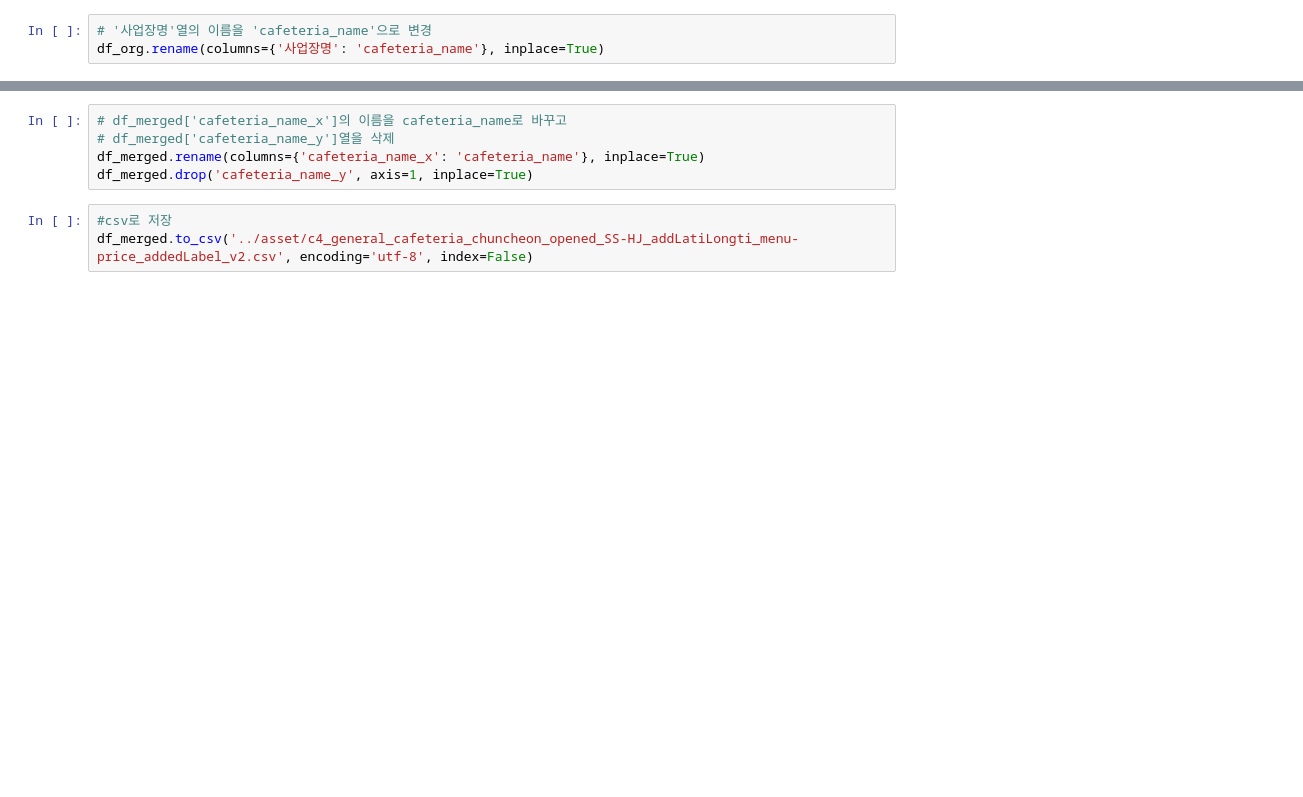
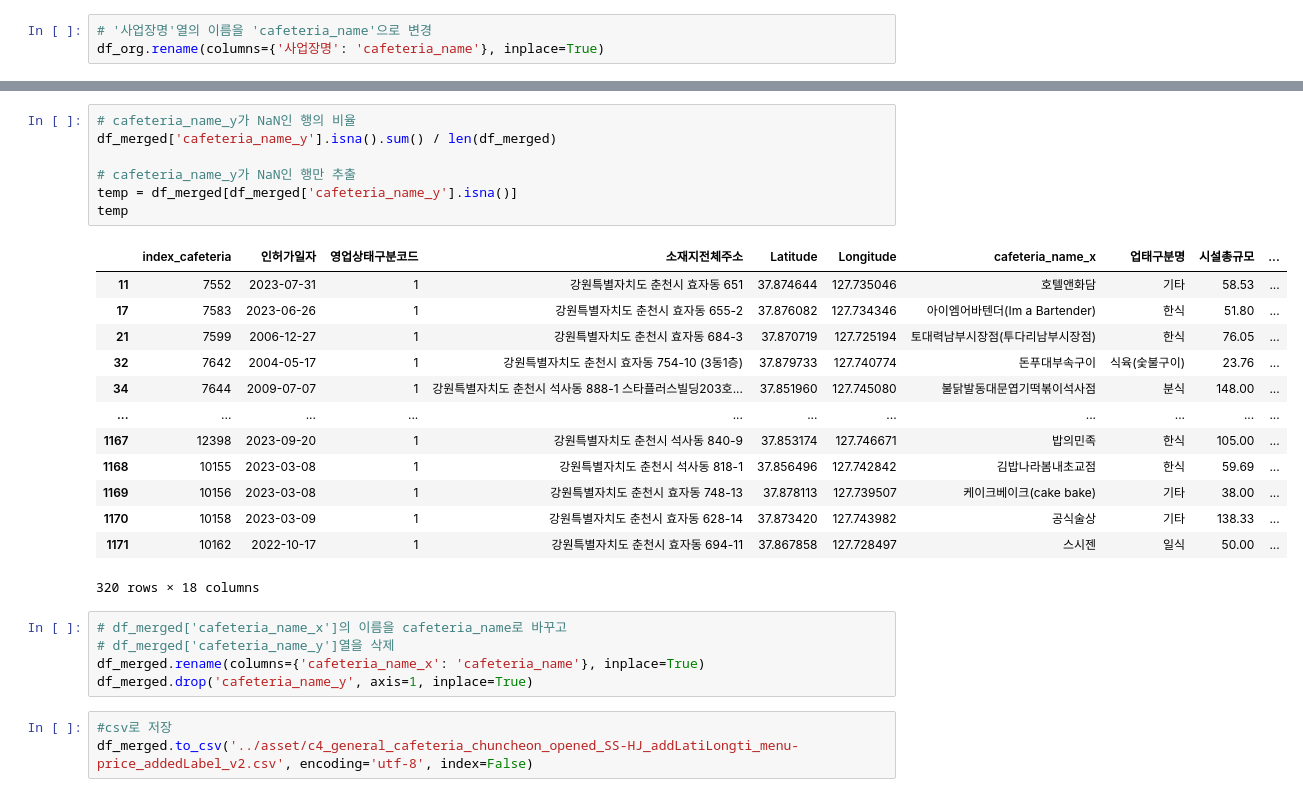
Before and after one commit to ChunCheonChuCheon/DATA, a Jupyter notebook: src/dataMerger.ipynb, the cells around one changed output, grey strips where cells are left out. Cells and saved outputs as stored; diff of their text form; blank space fills up the shorter version.

```diff
--- a/src/dataMerger.ipynb
+++ b/src/dataMerger.ipynb
@@ -106,3 +133,24 @@ Length: 852, dtype: bool
+# %%
+# cafeteria_name_y가 NaN인 행의 비율
+df_merged['cafeteria_name_y'].isna().sum() / len(df_merged)
+
+# cafeteria_name_y가 NaN인 행만 추출
+temp = df_merged[df_merged['cafeteria_name_y'].isna()]
+temp
+# %% [output]
+|  | index_cafeteria | 인허가일자 | 영업상태구분코드 | 소재지전체주소 | Latitude | Longitude | cafeteria_name_x | 업태구분명 | 시설총규모 | ... |
+| 11 | 7552 | 2023-07-31 | 1 | 강원특별자치도 춘천시 효자동 651 | 37.874644 | 127.735046 | 호텔앤화담 | 기타 | 58.53 | ... |
+| 17 | 7583 | 2023-06-26 | 1 | 강원특별자치도 춘천시 효자동 655-2 | 37.876082 | 127.734346 | 아이엠어바텐더(Im a Bartender) | 한식 | 51.80 | ... |
+| 21 | 7599 | 2006-12-27 | 1 | 강원특별자치도 춘천시 효자동 684-3 | 37.870719 | 127.725194 | 토대력남부시장점(투다리남부시장점) | 한식 | 76.05 | ... |
+| 32 | 7642 | 2004-05-17 | 1 | 강원특별자치도 춘천시 효자동 754-10 (3동1층) | 37.879733 | 127.740774 | 돈푸대부속구이 | 식육(숯불구이) | 23.76 | ... |
+| 34 | 7644 | 2009-07-07 | 1 | 강원특별자치도 춘천시 석사동 888-1 스타플러스빌딩203호... | 37.851960 | 127.745080 | 불닭발동대문엽기떡볶이석사점 | 분식 | 148.00 | ... |
+| ... | ... | ... | ... | ... | ... | ... | ... | ... | ... | ... |
+| 1167 | 12398 | 2023-09-20 | 1 | 강원특별자치도 춘천시 석사동 840-9 | 37.853174 | 127.746671 | 밥의민족 | 한식 | 105.00 | ... |
+| 1168 | 10155 | 2023-03-08 | 1 | 강원특별자치도 춘천시 석사동 818-1 | 37.856496 | 127.742842 | 김밥나라봄내초교점 | 한식 | 59.69 | ... |
+| 1169 | 10156 | 2023-03-08 | 1 | 강원특별자치도 춘천시 효자동 748-13 | 37.878113 | 127.739507 | 케이크베이크(cake bake) | 기타 | 38.00 | ... |
+| 1170 | 10158 | 2023-03-09 | 1 | 강원특별자치도 춘천시 효자동 628-14 | 37.873420 | 127.743982 | 공식술상 | 기타 | 138.33 | ... |
+| 1171 | 10162 | 2022-10-17 | 1 | 강원특별자치도 춘천시 효자동 694-11 | 37.867858 | 127.728497 | 스시젠 | 일식 | 50.00 | ... |
+320 rows × 18 columns
 # %%
 # df_merged['cafeteria_name_x']의 이름을 cafeteria_name로 바꾸고
 # df_merged['cafeteria_name_y']열을 삭제
```
Also changed, not shown: parts of 5 cells of this notebook, 1 other file.
